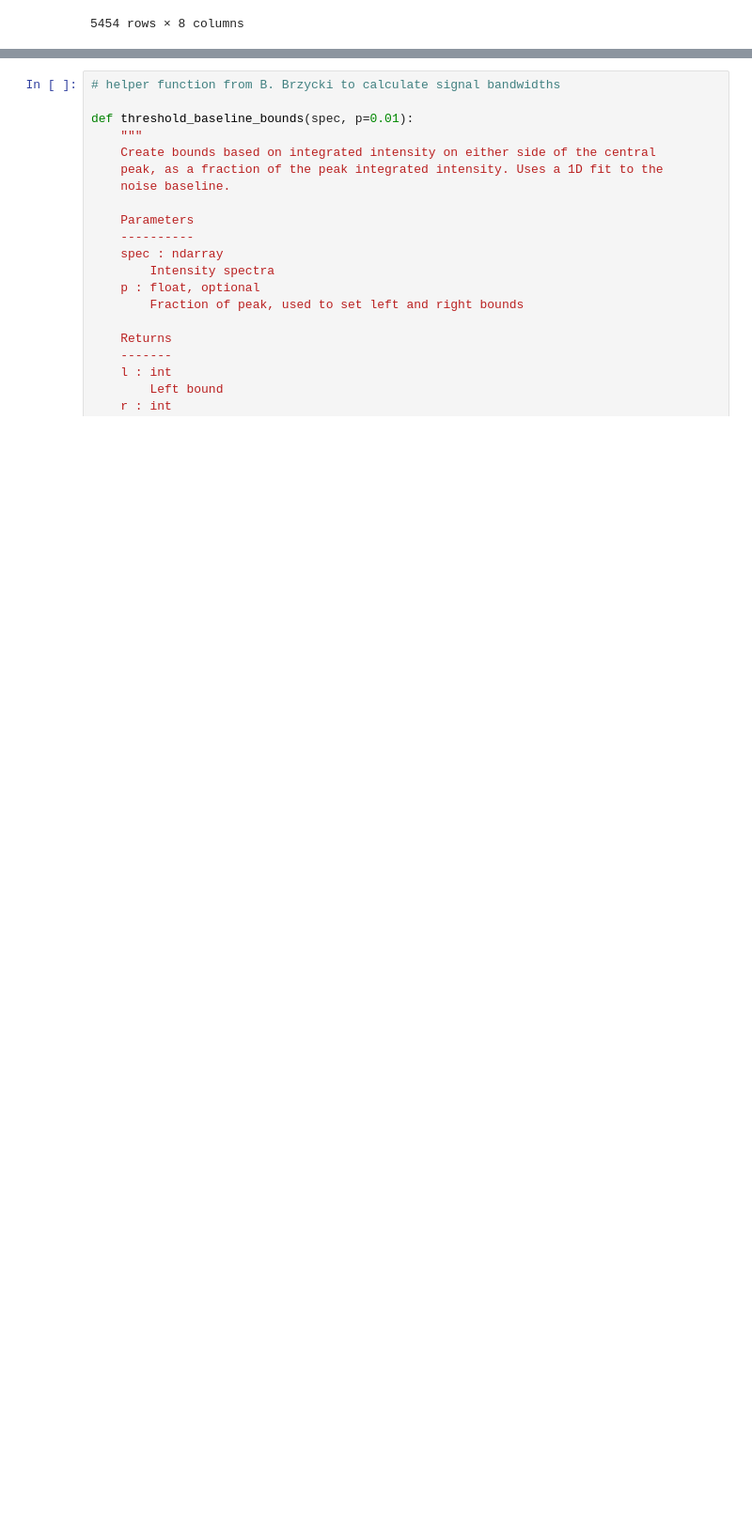
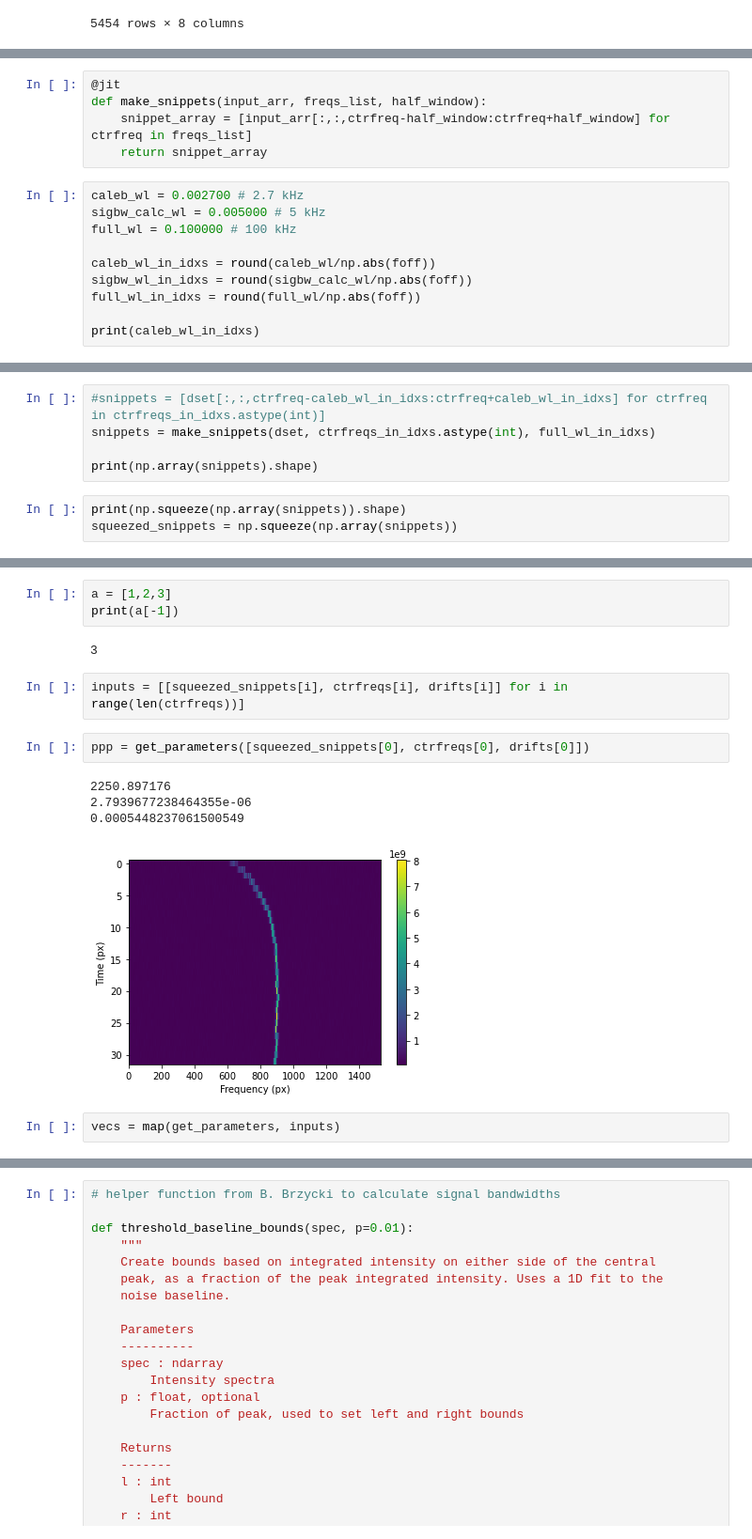
Before and after one commit to bjacobell/gbt-hdbscan, a Jupyter notebook: choza_iteration.ipynb, the cells around one changed output, grey strips where cells are left out. Shown at 94% size. Cells and saved outputs as stored; diff of their text form; blank space fills up the shorter version.

```diff
--- a/choza_iteration.ipynb
+++ b/choza_iteration.ipynb
@@ -45,0 +98,15 @@ dfl
+# %%
+@jit
+def make_snippets(input_arr, freqs_list, half_window):
+    snippet_array = [input_arr[:,:,ctrfreq-half_window:ctrfreq+half_window] for ctrfreq in freqs_list]
+    return snippet_array
+# %%
+caleb_wl = 0.002700 # 2.7 kHz
+sigbw_calc_wl = 0.005000 # 5 kHz
+full_wl = 0.100000 # 100 kHz
+
+caleb_wl_in_idxs = round(caleb_wl/np.abs(foff))
+sigbw_wl_in_idxs = round(sigbw_calc_wl/np.abs(foff))
+full_wl_in_idxs = round(full_wl/np.abs(foff))
+
+print(caleb_wl_in_idxs)
@@ -45,0 +115,8 @@ dfl
+# %%
+#snippets = [dset[:,:,ctrfreq-caleb_wl_in_idxs:ctrfreq+caleb_wl_in_idxs] for ctrfreq in ctrfreqs_in_idxs.astype(int)]
+snippets = make_snippets(dset, ctrfreqs_in_idxs.astype(int), full_wl_in_idxs)
+
+print(np.array(snippets).shape)
+# %%
+print(np.squeeze(np.array(snippets)).shape)
+squeezed_snippets = np.squeeze(np.array(snippets))
@@ -45,0 +206,16 @@ dfl
+# %%
+a = [1,2,3]
+print(a[-1])
+# %% [output]
+3
+# %%
+inputs = [[squeezed_snippets[i], ctrfreqs[i], drifts[i]] for i in range(len(ctrfreqs))]
+# %%
+ppp = get_parameters([squeezed_snippets[0], ctrfreqs[0], drifts[0]])
+# %% [output]
+2250.897176
+2.7939677238464355e-06
+0.0005448237061500549
+[figure, added]
+# %%
+vecs = map(get_parameters, inputs)
```
Also changed, not shown: parts of 15 cells of this notebook, 1 other file.
